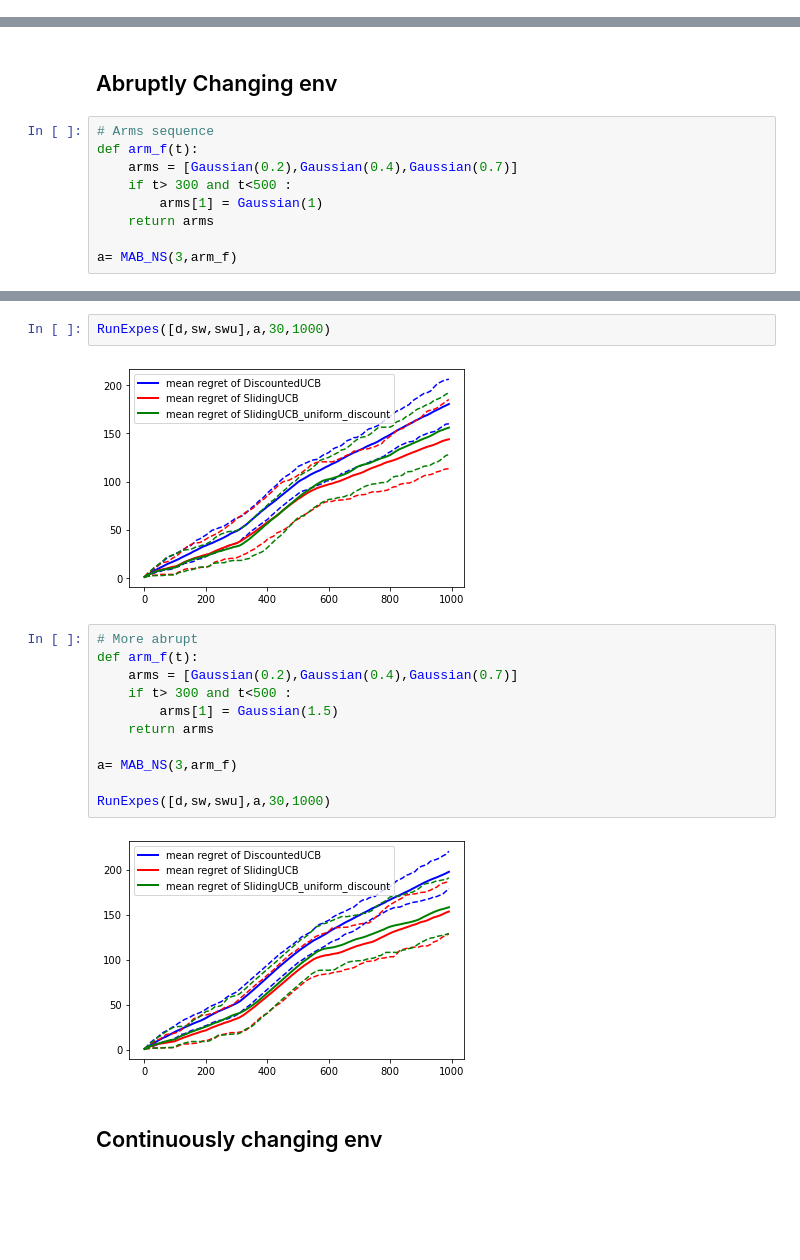
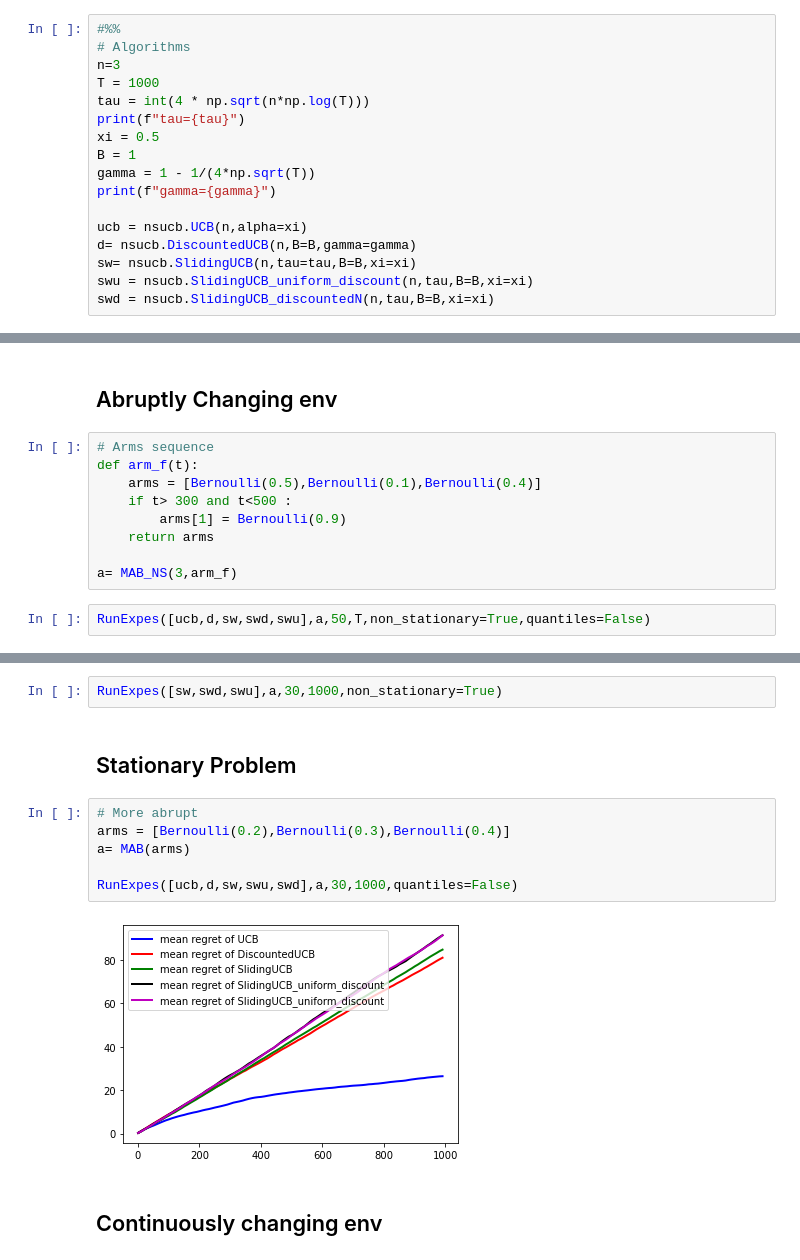
Before and after one commit to MaxenceGiraud/ucb-nonstationary, a Jupyter notebook: experiments.ipynb, the cells around one changed output, grey strips where cells are left out. Drawn from its saved outputs; the diff is of its cells as text; blank space fills up the shorter version.

```diff
--- a/experiments.ipynb
+++ b/experiments.ipynb
@@ -8,0 +4,17 @@ swu = nsucb.SlidingUCB_uniform_discount(3,100,1,1)
+# %%
+#%%
+# Algorithms
+n=3
+T = 1000
+tau = int(4 * np.sqrt(n*np.log(T)))
+print(f"tau={tau}")
+xi = 0.5
+B = 1
+gamma = 1 - 1/(4*np.sqrt(T))
+print(f"gamma={gamma}")
+
+ucb = nsucb.UCB(n,alpha=xi)
+d= nsucb.DiscountedUCB(n,B=B,gamma=gamma)
+sw= nsucb.SlidingUCB(n,tau=tau,B=B,xi=xi)
+swu = nsucb.SlidingUCB_uniform_discount(n,tau,B=B,xi=xi)
+swd = nsucb.SlidingUCB_discountedN(n,tau,B=B,xi=xi)
@@ -11,9 +26,11 @@ swu = nsucb.SlidingUCB_uniform_discount(3,100,1,1)
 # %%
 # Arms sequence
 def arm_f(t):
-    arms = [Gaussian(0.2),Gaussian(0.4),Gaussian(0.7)]
+    arms = [Bernoulli(0.5),Bernoulli(0.1),Bernoulli(0.4)]
     if t> 300 and t<500 :
-        arms[1] = Gaussian(1)
+        arms[1] = Bernoulli(0.9)
     return arms
 
 a= MAB_NS(3,arm_f)
+# %%
+RunExpes([ucb,d,sw,swd,swu],a,50,T,non_stationary=True,quantiles=False)
@@ -20,20 +39,15 @@ a= MAB_NS(3,arm_f)
 # %%
-RunExpes([d,sw,swu],a,30,1000)
+RunExpes([sw,swd,swu],a,30,1000,non_stationary=True)
-# %% [output]
-[figure, removed]
+# %% [markdown]
+## Stationary Problem
 # %%
 # More abrupt
-def arm_f(t):
-    arms = [Gaussian(0.2),Gaussian(0.4),Gaussian(0.7)]
-    if t> 300 and t<500 :
-        arms[1] = Gaussian(1.5)
-    return arms
+arms = [Bernoulli(0.2),Bernoulli(0.3),Bernoulli(0.4)]
+a= MAB(arms)
 
-a= MAB_NS(3,arm_f)
-
-RunExpes([d,sw,swu],a,30,1000)
+RunExpes([ucb,d,sw,swu,swd],a,30,1000,quantiles=False)
 # %% [output]
-[figure, old version]
+[figure, new version]
 # %% [markdown]
 ## Continuously changing env
 # %%
```
Also changed, not shown: parts of 4 cells of this notebook.
